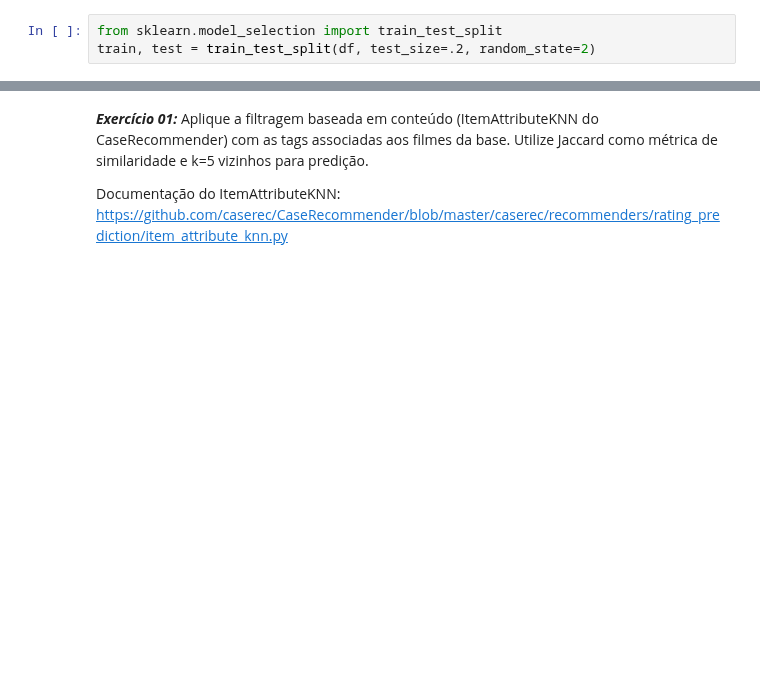
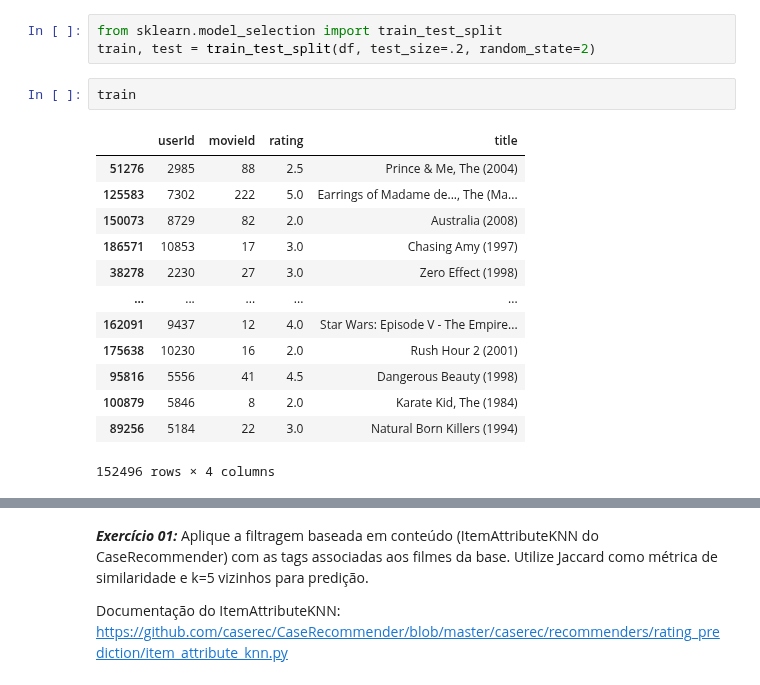
Before and after one commit to caiotda/SCC5966---Recommender-Systems, a Jupyter notebook: Aula04_Exercicios.ipynb, the cells around one changed output, grey strips where cells are left out. Drawn from its saved outputs; the diff is of its cells as text; blank space fills up the shorter version.

```diff
--- a/Aula04_Exercicios.ipynb
+++ b/Aula04_Exercicios.ipynb
@@ -75,3 +71,19 @@ movies_tags.head()
 # %%
 from sklearn.model_selection import train_test_split
 train, test = train_test_split(df, test_size=.2, random_state=2)
+# %%
+train
+# %% [output]
+|  | userId | movieId | rating | title |
+| 51276 | 2985 | 88 | 2.5 | Prince & Me, The (2004) |
+| 125583 | 7302 | 222 | 5.0 | Earrings of Madame de..., The (Ma... |
+| 150073 | 8729 | 82 | 2.0 | Australia (2008) |
+| 186571 | 10853 | 17 | 3.0 | Chasing Amy (1997) |
+| 38278 | 2230 | 27 | 3.0 | Zero Effect (1998) |
+| ... | ... | ... | ... | ... |
+| 162091 | 9437 | 12 | 4.0 | Star Wars: Episode V - The Empire... |
+| 175638 | 10230 | 16 | 2.0 | Rush Hour 2 (2001) |
+| 95816 | 5556 | 41 | 4.5 | Dangerous Beauty (1998) |
+| 100879 | 5846 | 8 | 2.0 | Karate Kid, The (1984) |
+| 89256 | 5184 | 22 | 3.0 | Natural Born Killers (1994) |
+152496 rows × 4 columns
```
Also changed, not shown: parts of 48 cells of this notebook.
